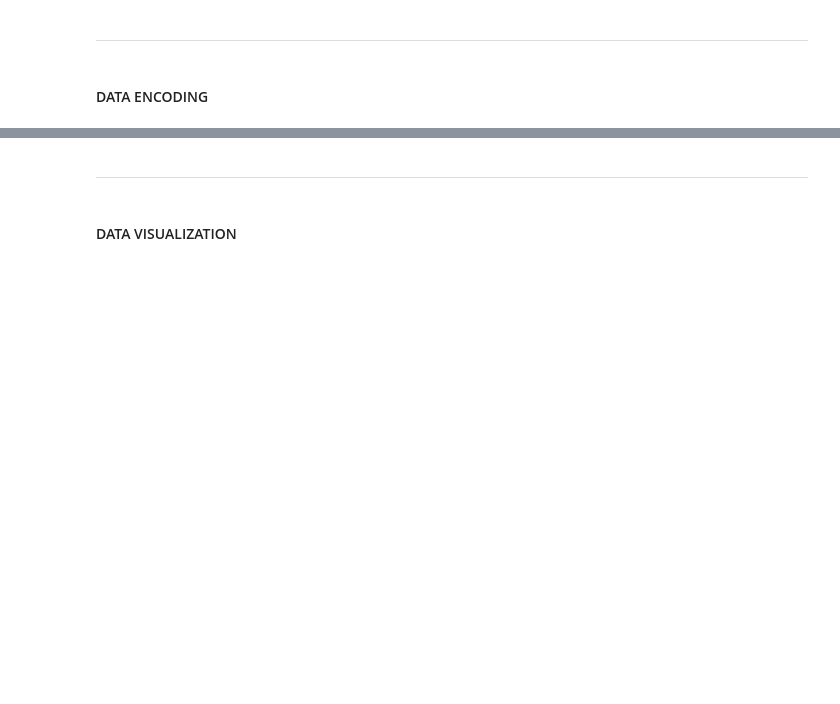
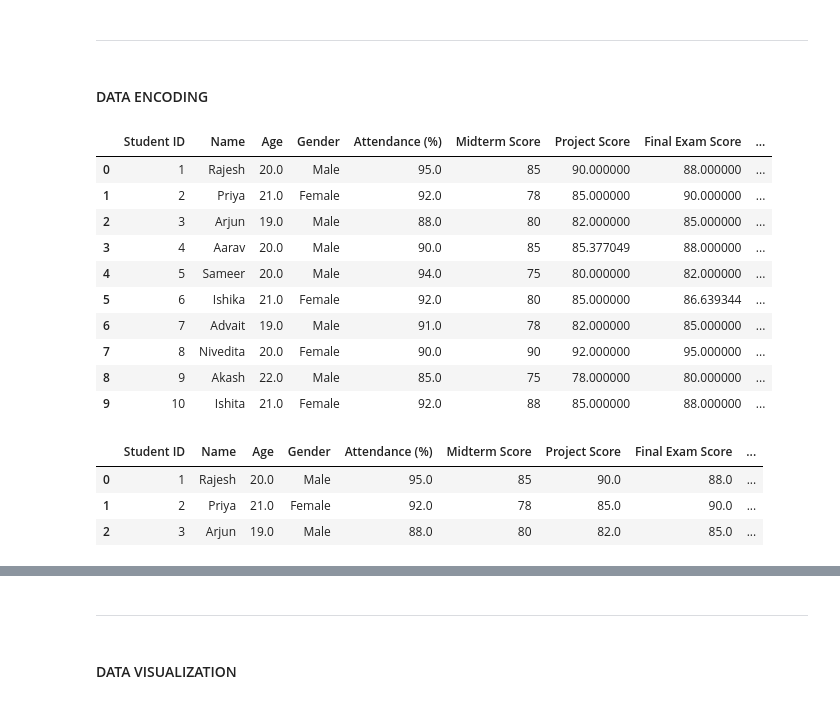
Before and after one commit to amenhasfaw/DPFE_Capstone_Project, a Jupyter notebook: Analysis.ipynb, the cells around one changed output, grey strips where cells are left out. Saved outputs shown, nothing was run; the diff lists cells and outputs as text; code cells hidden in the pictures; blank space fills up the shorter version.

Commit message:
Dataset Encoded

```diff
--- a/Analysis.ipynb
+++ b/Analysis.ipynb
@@ -118,3 +118,32 @@ df.to_csv('cleaned_dataset.csv', index=False)
 ---
 # %% [markdown]
 #### DATA ENCODING
+# %%
+# Importing the cleaned dataset
+df = pd.read_csv('cleaned_dataset.csv')
+df.head(10)
+# %% [output]
+|  | Student ID | Name | Age | Gender | Attendance (%) | Midterm Score | Project Score | Final Exam Score | ... |
+| 0 | 1 | Rajesh | 20.0 | Male | 95.0 | 85 | 90.000000 | 88.000000 | ... |
+| 1 | 2 | Priya | 21.0 | Female | 92.0 | 78 | 85.000000 | 90.000000 | ... |
+| 2 | 3 | Arjun | 19.0 | Male | 88.0 | 80 | 82.000000 | 85.000000 | ... |
+| 3 | 4 | Aarav | 20.0 | Male | 90.0 | 85 | 85.377049 | 88.000000 | ... |
+| 4 | 5 | Sameer | 20.0 | Male | 94.0 | 75 | 80.000000 | 82.000000 | ... |
+| 5 | 6 | Ishika | 21.0 | Female | 92.0 | 80 | 85.000000 | 86.639344 | ... |
+| 6 | 7 | Advait | 19.0 | Male | 91.0 | 78 | 82.000000 | 85.000000 | ... |
+| 7 | 8 | Nivedita | 20.0 | Female | 90.0 | 90 | 92.000000 | 95.000000 | ... |
+| 8 | 9 | Akash | 22.0 | Male | 85.0 | 75 | 78.000000 | 80.000000 | ... |
+| 9 | 10 | Ishita | 21.0 | Female | 92.0 | 88 | 85.000000 | 88.000000 | ... |
+# %%
+# Mapping dictionary
+mapping = { 'No': 0, 'Yes': 1}
+
+# Encoding 'Scholarship' and 'Study Material'
+df['Scholarship'] = df['Scholarship'].replace(mapping)
+df['Study Material'] = df['Study Material'].replace(mapping)
+df.head(3)
+# %% [output]
+|  | Student ID | Name | Age | Gender | Attendance (%) | Midterm Score | Project Score | Final Exam Score | ... |
+| 0 | 1 | Rajesh | 20.0 | Male | 95.0 | 85 | 90.0 | 88.0 | ... |
+| 1 | 2 | Priya | 21.0 | Female | 92.0 | 78 | 85.0 | 90.0 | ... |
+| 2 | 3 | Arjun | 19.0 | Male | 88.0 | 80 | 82.0 | 85.0 | ... |
```
Also changed, not shown: parts of 3 cells of this notebook, 1 other file.
